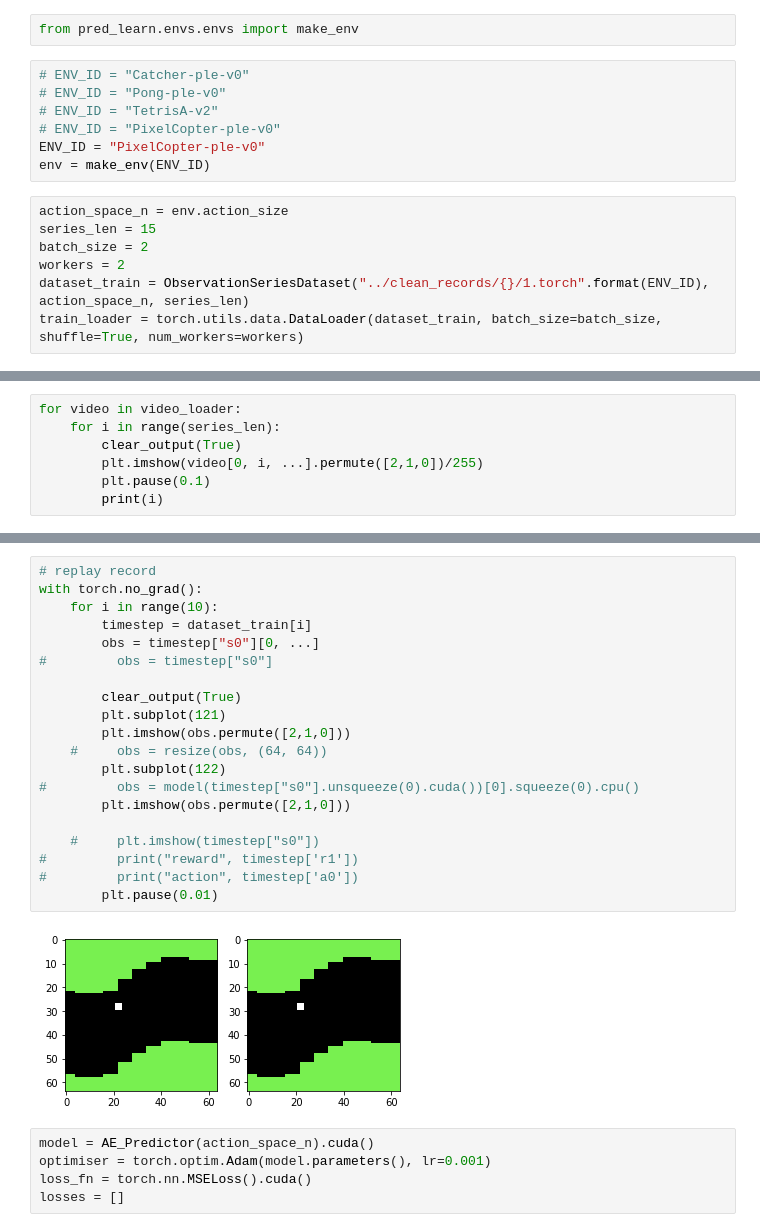
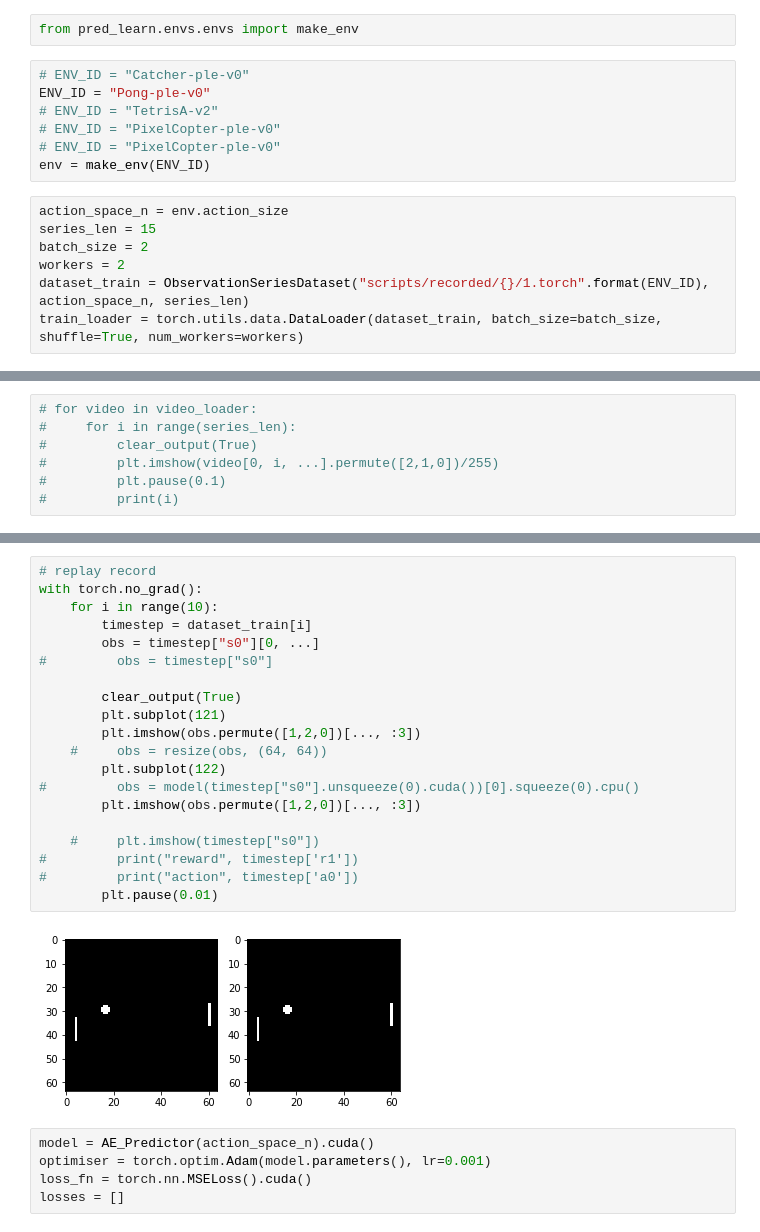
Before and after one commit to mandrecki/predictive-learners, a Jupyter notebook: notebooks/pred test.ipynb, the cells around one changed output, grey strips where cells are left out. Cells and saved outputs as stored; diff of their text form.

```diff
--- a/notebooks/pred test.ipynb
+++ b/notebooks/pred test.ipynb
@@ -18,16 +22,16 @@ from pred_learn.data.data_container import ObservationSeriesDataset, ImageSeries
 from pred_learn.envs.envs import make_env
 # %%
 # ENV_ID = "Catcher-ple-v0"
-# ENV_ID = "Pong-ple-v0"
+ENV_ID = "Pong-ple-v0"
 # ENV_ID = "TetrisA-v2"
 # ENV_ID = "PixelCopter-ple-v0"
-ENV_ID = "PixelCopter-ple-v0"
+# ENV_ID = "PixelCopter-ple-v0"
 env = make_env(ENV_ID)
 # %%
 action_space_n = env.action_size
 series_len = 15
 batch_size = 2
 workers = 2
-dataset_train = ObservationSeriesDataset("../clean_records/{}/1.torch".format(ENV_ID), action_space_n, series_len)
+dataset_train = ObservationSeriesDataset("scripts/recorded/{}/1.torch".format(ENV_ID), action_space_n, series_len)
 train_loader = torch.utils.data.DataLoader(dataset_train, batch_size=batch_size, shuffle=True, num_workers=workers)
 # %%
@@ -36,7 +40,7 @@ video_loader = torch.utils.data.DataLoader(videos_train, batch_size=batch_size,
 # %%
-for video in video_loader:
-    for i in range(series_len):
-        clear_output(True)
-        plt.imshow(video[0, i, ...].permute([2,1,0])/255)
-        plt.pause(0.1)
-        print(i)
+# for video in video_loader:
+#     for i in range(series_len):
+#         clear_output(True)
+#         plt.imshow(video[0, i, ...].permute([2,1,0])/255)
+#         plt.pause(0.1)
+#         print(i)
@@ -45,25 +69,25 @@ KeyboardInterrupt:
 # %%
 # replay record
 with torch.no_grad():
     for i in range(10):
         timestep = dataset_train[i]
         obs = timestep["s0"][0, ...]
 #         obs = timestep["s0"]
 
         clear_output(True)
         plt.subplot(121)
-        plt.imshow(obs.permute([2,1,0]))
+        plt.imshow(obs.permute([1,2,0])[..., :3])
     #     obs = resize(obs, (64, 64))
         plt.subplot(122)
 #         obs = model(timestep["s0"].unsqueeze(0).cuda())[0].squeeze(0).cpu()
-        plt.imshow(obs.permute([2,1,0]))
+        plt.imshow(obs.permute([1,2,0])[..., :3])
 
     #     plt.imshow(timestep["s0"])
 #         print("reward", timestep['r1'])
 #         print("action", timestep['a0'])
         plt.pause(0.01)
 # %% [output]
-[figure, old version]
+[figure, new version]
 # %%
 model = AE_Predictor(action_space_n).cuda()
 optimiser = torch.optim.Adam(model.parameters(), lr=0.001)
```
Also changed, not shown: parts of 6 cells of this notebook, 7 other files.
